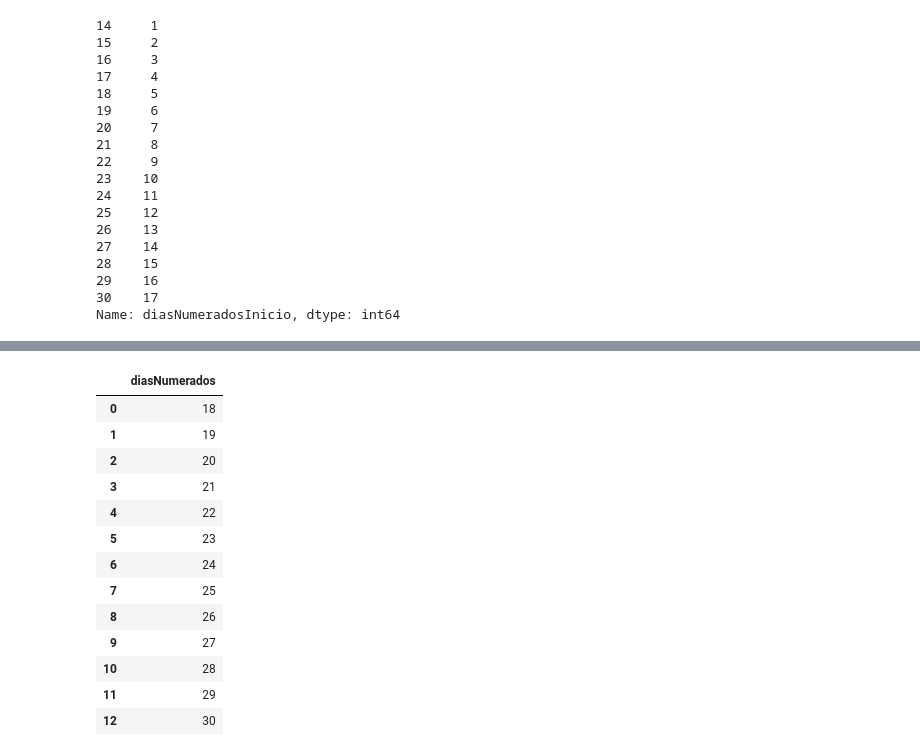
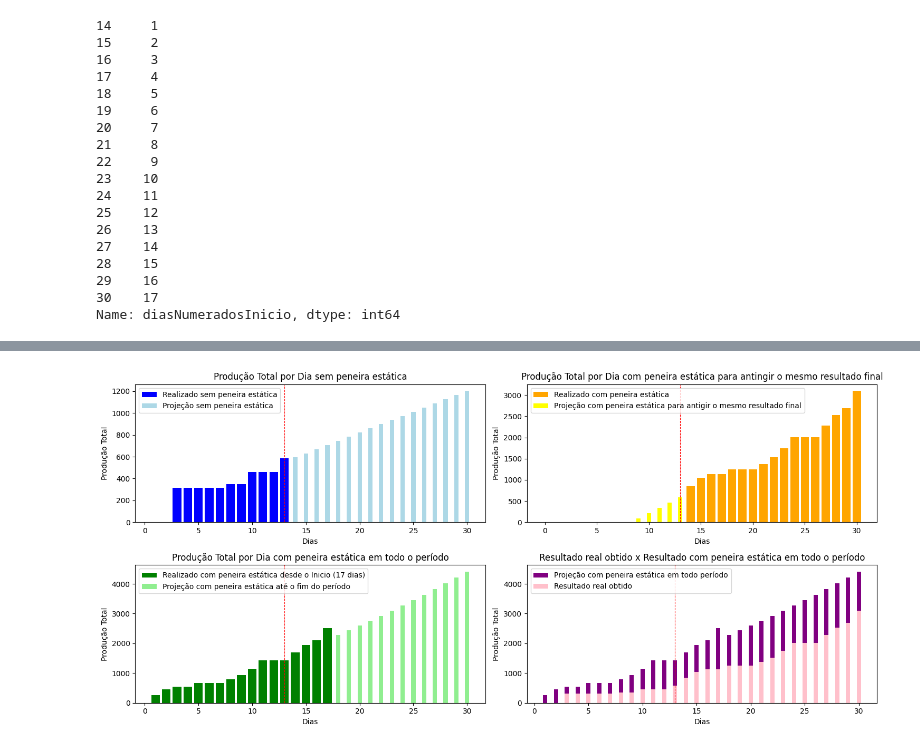
Before and after one commit to ThiagoVisentimLopes/DataScience, a Jupyter notebook: UtilizacaoPeneira.ipynb, the cells around one changed output, grey strips where cells are left out. Saved outputs shown, nothing was run; the diff lists cells and outputs as text; code cells hidden in the pictures.

```diff
--- a/UtilizacaoPeneira.ipynb
+++ b/UtilizacaoPeneira.ipynb
@@ -262,17 +402,55 @@ array([2540.94922737, 2778.30246465, 3028.2727097 , 3290.85996251,
-# %%
-TesteDf13Inicio
-# %% [output]
-|  | diasNumerados |
-| 0 | 18 |
-| 1 | 19 |
-| 2 | 20 |
-| 3 | 21 |
-| 4 | 22 |
-| 5 | 23 |
-| 6 | 24 |
-| 7 | 25 |
-| 8 | 26 |
-| 9 | 27 |
-| 10 | 28 |
-| 11 | 29 |
-| 12 | 30 |
+# %%
+# plotar gráfico de barras
+plt.figure(figsize=(15,7))
+
+bar_width = 0.4
+
+# primeiro conjunto de dados
+plt.subplot(2,2,1)
+plt.bar(df0['diasNumerados'], df0['Total Acumulado'], color='blue', label='Realizado sem peneira estática')
+plt.bar(TesteDf0['diasNumerados'], LinearPredictDf0, color='lightblue', label='Projeção sem peneira estática', width=bar_width)
+plt.axvline(x=13, color='red', linestyle='--', linewidth=0.8)
+plt.title('Produção Total por Dia sem peneira estática')
+plt.xlabel('Dias')
+plt.ylabel('Produção Total')
+plt.legend()
+
+# segundo conjunto de dados
+plt.subplot(2,2,2)
+plt.bar(df13['diasNumerados'], df13['Total Acumulado'], color='orange', label='Realizado com peneira estática')
+plt.bar(TesteDf13['diasNumerados'], LinearPredictDf13_pos, color='yellow', label='Projeção com peneira estática para antigir o mesmo resultado final', width=bar_width)
+plt.axvline(x=13, color='red', linestyle='--', linewidth=0.8)
+plt.title('Produção Total por Dia com peneira estática para antingir o mesmo resultado final')
+plt.xlabel('Dias')
+plt.ylabel('Produção Total')
+plt.legend()
+
+# terceiro conjunto de dados
+plt.subplot(2,2,3)
+plt.bar(df13['diasNumeradosInicio'], df13['Total Acumulado Novo'], color='green', label='Realizado com peneira estática desde o Inicio (17 dias)')
+plt.bar(TesteDf13Inicio['diasNumerados'].to_numpy(), y_pred, color='lightgreen', label='Projeção com peneira estática até o fim do período', width=bar_width)
+#plt.bar(TesteDf13Inicio['diasNumerados'].to_numpy(), y_predPoli, color='red', label='Projeção com peneira estática até o fim do período', width=bar_width)
+plt.axvline(x=13, color='red', linestyle='--', linewidth=0.8)
+plt.title('Produção Total por Dia com peneira estática em todo o período')
+plt.xlabel('Dias')
+plt.ylabel('Produção Total')
+plt.legend()
+
+# quarto conjunto de dados
+plt.subplot(2,2,4)
+
+plt.bar(df13['diasNumeradosInicio'], df13['Total Acumulado Novo'], color='purple', width=bar_width)
+plt.bar(TesteDf13Inicio['diasNumerados'].to_numpy(), y_pred, color='purple', label='Projeção com peneira estática em todo período', width=bar_width)
+plt.bar(df['diasNumerados'], df['Total Acumulado'], color='pink', label='Resultado real obtido', width=bar_width)
+plt.axvline(x=13, color='red', linestyle='--', linewidth=0.8)
+plt.title('Resultado real obtido x Resultado com peneira estática em todo o período')
+plt.xlabel('Dias')
+plt.ylabel('Produção Total')
+plt.legend()
+
+plt.tight_layout()
+
+# exibir o gráfico
+plt.show()
+# %% [output]
+[figure, added]
```
Also changed, not shown: parts of 44 cells of this notebook.
